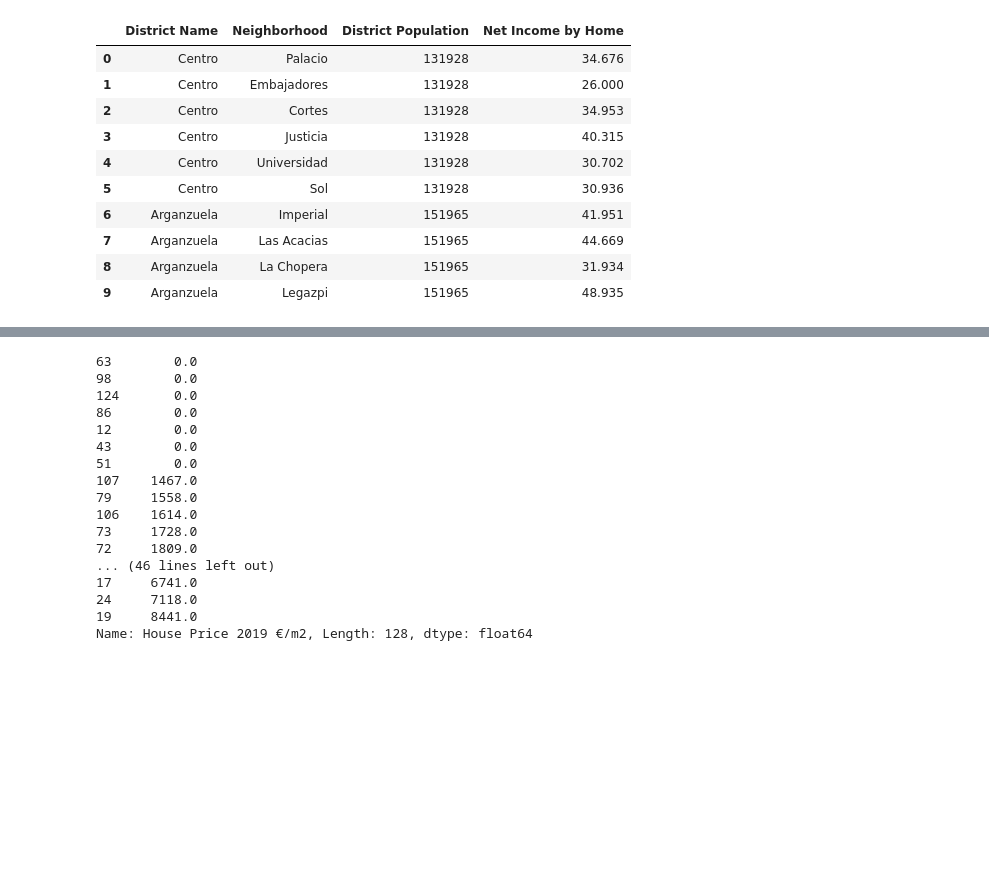
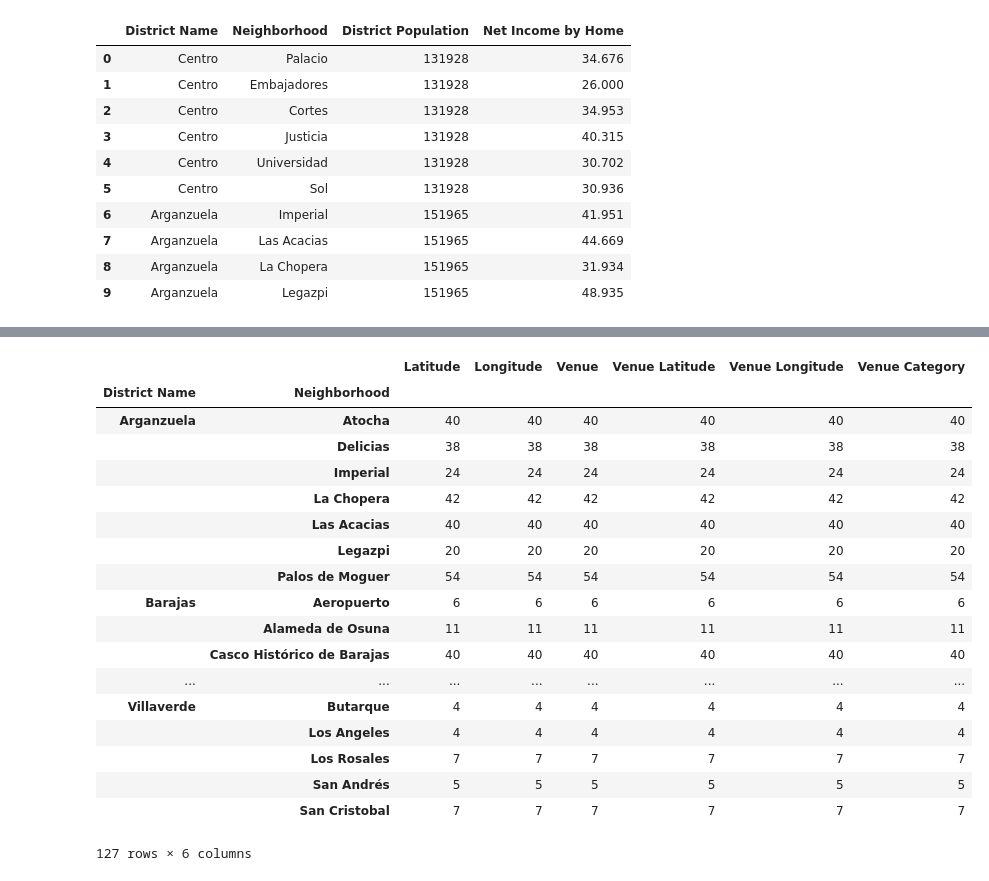
Before and after one commit to cazuaje27/BattleofNeighborhoods, a Jupyter notebook: The Battle of Neighborhoods.ipynb, the cells around one changed output, grey strips where cells are left out. Drawn from its saved outputs; the diff is of its cells as text; code cells hidden in the pictures; blank space fills up the shorter version.

```diff
--- a/The Battle of Neighborhoods.ipynb
+++ b/The Battle of Neighborhoods.ipynb
@@ -272,0 +263,23 @@ madridmap
+# %%
+
+consult_neigh = "{neigh},+{district},+Madrid,+Spain&key={key}".format(neigh=madrid['Neighborhood'][2], district=madrid['District Name'][2], key=ApiKey)
+geocoding_neigh = requests.get(geocoding_url+consult_neigh)
+geoneighjson=geocoding_neigh.json()
+neighlat = geoneighjson['results'][0]['geometry']['location']['lat']
+neighlng = geoneighjson['results'][0]['geometry']['location']['lng']
+# %%
+#Finding every Neighborhood coordinates for the maps.
+
+neigh_lat = []
+neigh_lon = []
+
+for i in range(len(madrid['Neighborhood'])):
+    consult_neigh = "{neigh},+{district},+Madrid,+Spain&key={key}".format(neigh=madrid['Neighborhood'][i], district=madrid['District Name'][i], key=ApiKey)
+    geocoding_neigh = requests.get(geocoding_url+consult_neigh)
+    geoneighjson=geocoding_neigh.json()
+    neigh_lat.append(geoneighjson['results'][0]['geometry']['location']['lat'])
+    neigh_lon.append(geoneighjson['results'][0]['geometry']['location']['lng'])
+
+
+madrid['Neighborhood Latitude']=neigh_lat
+madrid['Neighborhood Longitude']=neigh_lon
@@ -335,23 +372,3 @@ madridHouse2019.add_to(madridmap)
 madridmap
 # %% [output]
 [interactive output not drawn]
-# %%
-madrid['House Price 2019 €/m2'].sort_values()
-# %% [output]
-63        0.0
-98        0.0
-124       0.0
-86        0.0
-12        0.0
-43        0.0
-51        0.0
-107    1467.0
-79     1558.0
-106    1614.0
-73     1728.0
-72     1809.0
-... (46 lines left out)
-17     6741.0
-24     7118.0
-19     8441.0
-Name: House Price 2019 €/m2, Length: 128, dtype: float64
@@ -357,0 +425,23 @@ Name: House Price 2019 €/m2, Length: 128, dtype: float64
+# %%
+madrid_venues = getNearbyVenues(madrid['District Name'], madrid['Neighborhood'], madrid['Neighborhood Latitude'], madrid['Neighborhood Longitude'], radius=500)
+madrid_venues.groupby(['District Name','Neighborhood']).count()
+# %% [output]
+|  |  | Latitude | Longitude | Venue | Venue Latitude | Venue Longitude | Venue Category |
+| District Name | Neighborhood |  |  |  |  |  |  |
+| Arganzuela | Atocha | 40 | 40 | 40 | 40 | 40 | 40 |
+|  | Delicias | 38 | 38 | 38 | 38 | 38 | 38 |
+|  | Imperial | 24 | 24 | 24 | 24 | 24 | 24 |
+|  | La Chopera | 42 | 42 | 42 | 42 | 42 | 42 |
+|  | Las Acacias | 40 | 40 | 40 | 40 | 40 | 40 |
+|  | Legazpi | 20 | 20 | 20 | 20 | 20 | 20 |
+|  | Palos de Moguer | 54 | 54 | 54 | 54 | 54 | 54 |
+| Barajas | Aeropuerto | 6 | 6 | 6 | 6 | 6 | 6 |
+|  | Alameda de Osuna | 11 | 11 | 11 | 11 | 11 | 11 |
+|  | Casco Histórico de Barajas | 40 | 40 | 40 | 40 | 40 | 40 |
+| ... | ... | ... | ... | ... | ... | ... | ... |
+| Villaverde | Butarque | 4 | 4 | 4 | 4 | 4 | 4 |
+|  | Los Angeles | 4 | 4 | 4 | 4 | 4 | 4 |
+|  | Los Rosales | 7 | 7 | 7 | 7 | 7 | 7 |
+|  | San Andrés | 5 | 5 | 5 | 5 | 5 | 5 |
+|  | San Cristobal | 7 | 7 | 7 | 7 | 7 | 7 |
+127 rows × 6 columns
```
Also changed, not shown: parts of 22 cells of this notebook.
